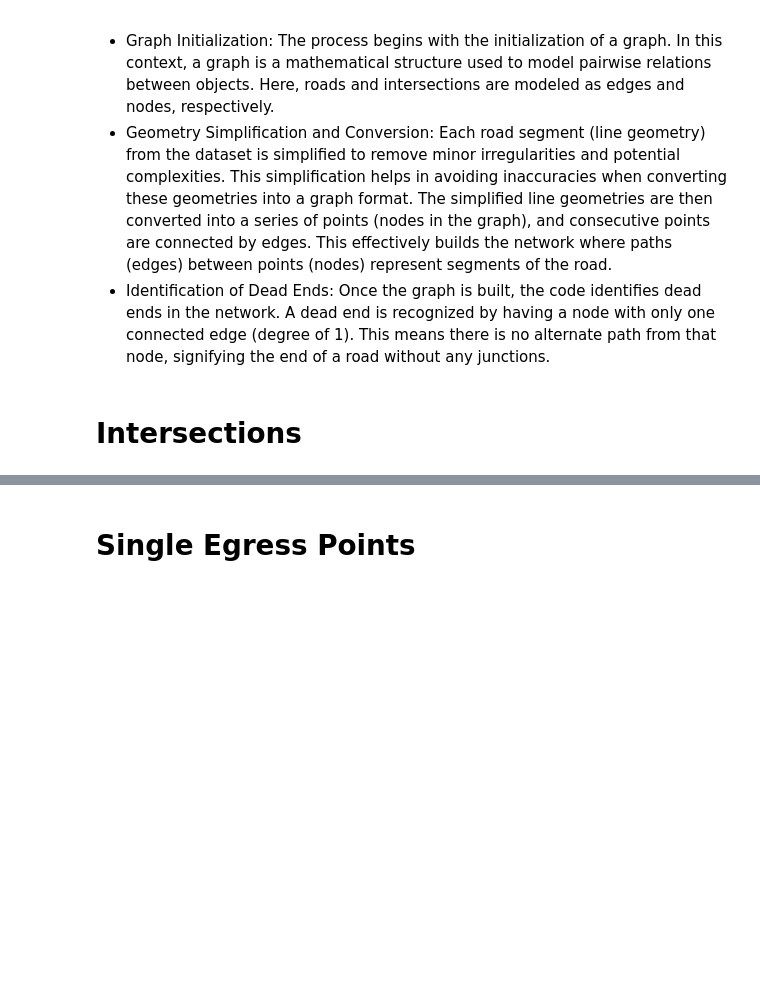
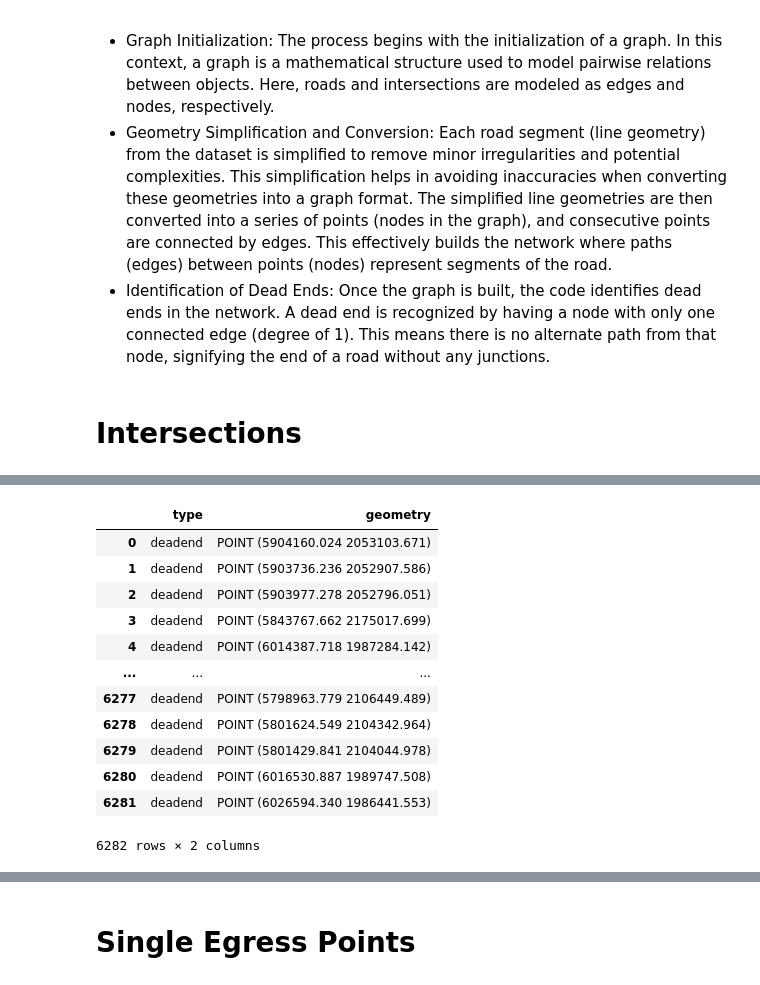
Before and after one commit to signal-rwmp/eems-pro, a Jupyter notebook: road_analysis.ipynb, the cells around one changed output, grey strips where cells are left out. Drawn from its saved outputs; the diff is of its cells as text; code cells hidden in the pictures; blank space fills up the shorter version.

```diff
--- a/road_analysis.ipynb
+++ b/road_analysis.ipynb
@@ -87,0 +140,26 @@ Using simplify on roads  may help reduce when extracting all vertices.
+# %%
+
+filepath = r"C:\Users\bsf31\Documents\post-meds\data\signal\sbco_deadends.gpkg"
+sbco_deadends = gpd.read_file(filepath)
+
+
+filepath = r"C:\Users\bsf31\Documents\post-meds\data\signal\sbco_intersections.gpkg"
+sbco_intersections = gpd.read_file(filepath)
+# %%
+sbco_deadends['type'] = 'deadend'
+sbco_deadends = sbco_deadends[['type', 'geometry']]
+sbco_deadends
+# %% [output]
+|  | type | geometry |
+| 0 | deadend | POINT (5904160.024 2053103.671) |
+| 1 | deadend | POINT (5903736.236 2052907.586) |
+| 2 | deadend | POINT (5903977.278 2052796.051) |
+| 3 | deadend | POINT (5843767.662 2175017.699) |
+| 4 | deadend | POINT (6014387.718 1987284.142) |
+| ... | ... | ... |
+| 6277 | deadend | POINT (5798963.779 2106449.489) |
+| 6278 | deadend | POINT (5801624.549 2104342.964) |
+| 6279 | deadend | POINT (5801429.841 2104044.978) |
+| 6280 | deadend | POINT (6016530.887 1989747.508) |
+| 6281 | deadend | POINT (6026594.340 1986441.553) |
+6282 rows × 2 columns
```
Also changed, not shown: parts of 31 cells of this notebook.
